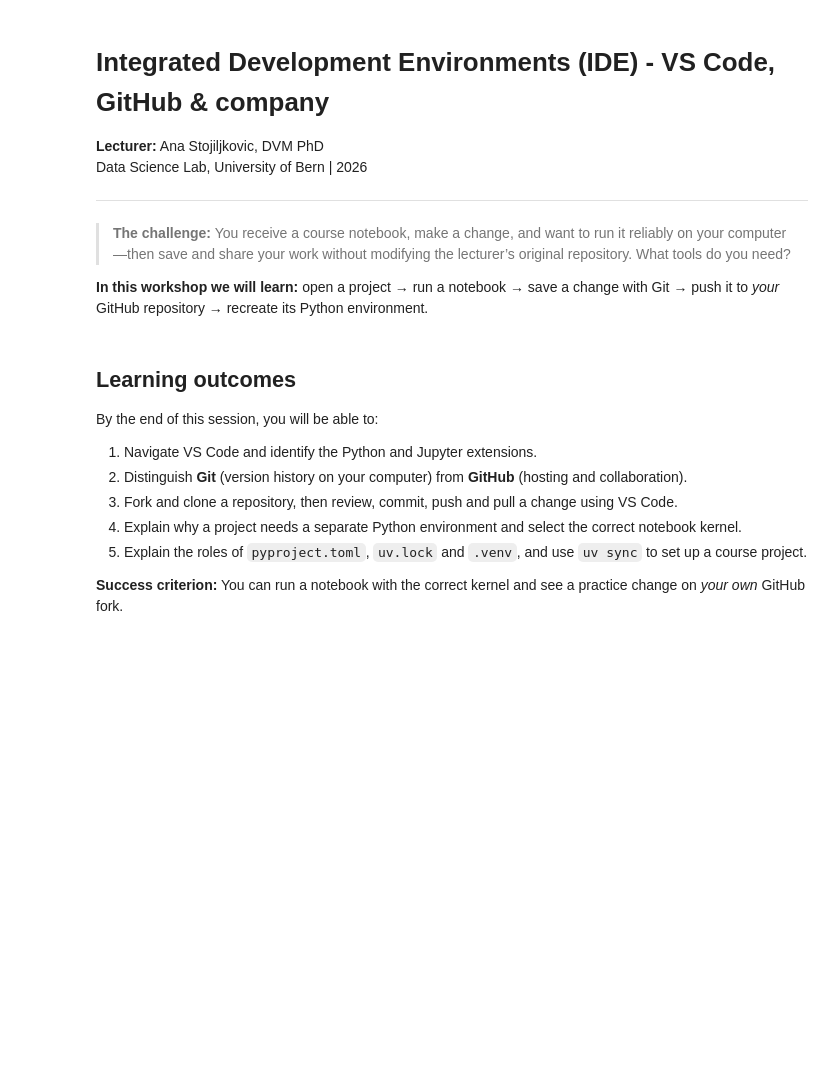
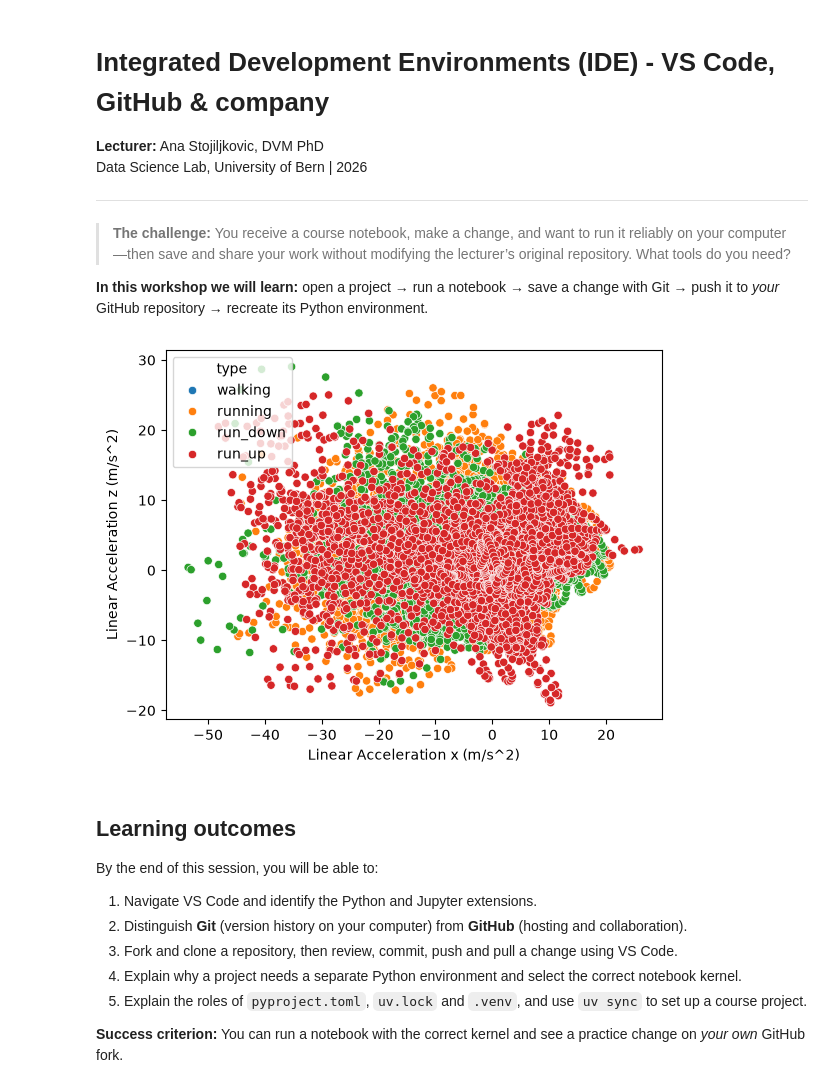
Before and after one commit to Guebco/CAS_ADS_2026_Guebco, a Jupyter notebook: Module 3/IDE_Introduction.ipynb, the cells around one changed output. Cells and saved outputs as stored; diff of their text form; code cells hidden in the pictures; blank space fills up the shorter version.

```diff
--- a/Module 3/IDE_Introduction.ipynb
+++ b/Module 3/IDE_Introduction.ipynb
@@ -7,6 +7,12 @@ Data Science Lab, University of Bern | 2026
 > **The challenge:** You receive a course notebook, make a change, and want to run it reliably on your computer—then save and share your work without modifying the lecturer’s original repository. What tools do you need?
 
 **In this workshop we will learn:** open a project → run a notebook → save a change with Git → push it to *your* GitHub repository → recreate its Python environment.
+# %%
+import seaborn as sns
+sns.scatterplot(data=movement, x='Linear Acceleration x (m/s^2)',
+                y='Linear Acceleration z (m/s^2)', hue='type');
+# %% [output]
+[figure, added]
 # %% [markdown]
 ## Learning outcomes
 
```
Also changed, not shown: parts of 2 cells of this notebook, 5 other files.
